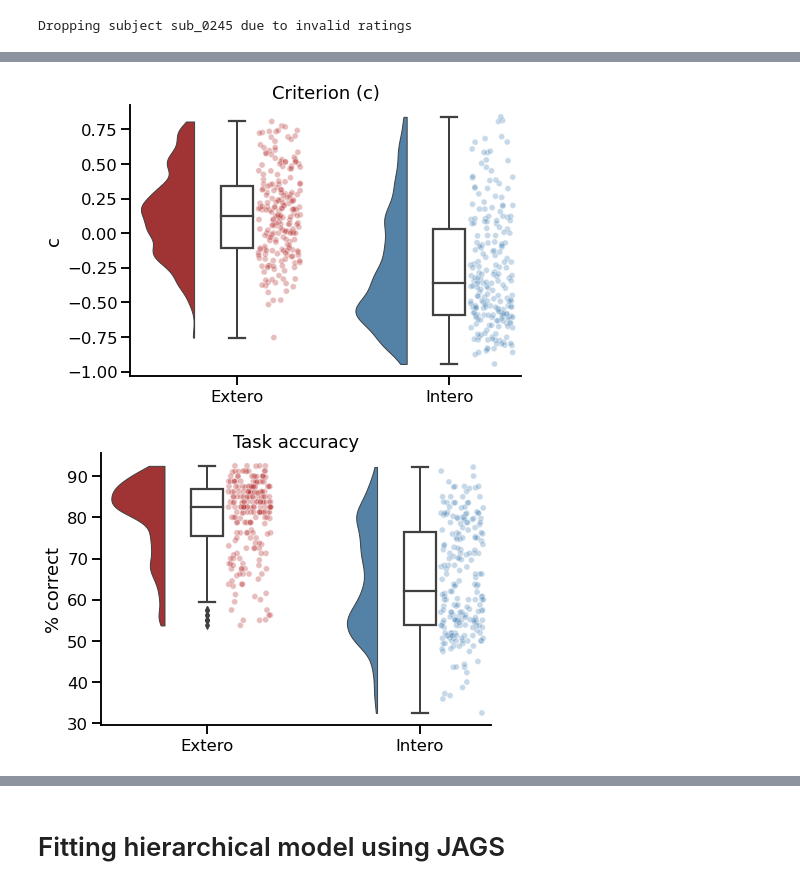
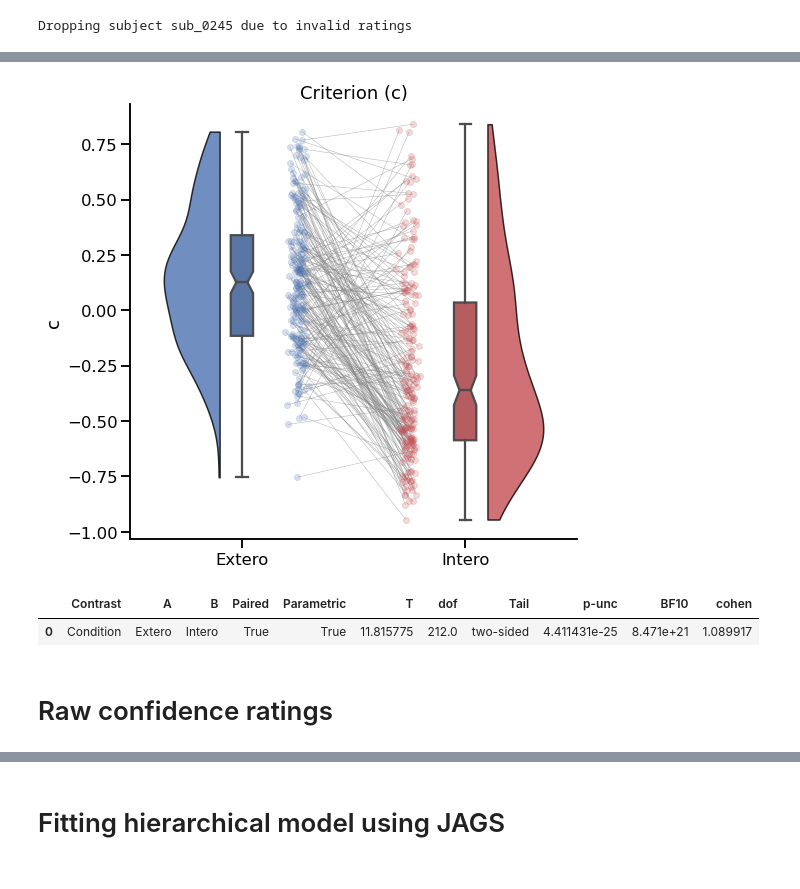
Before and after one commit to embodied-computation-group/CardioceptionPaper, a Jupyter notebook: code/3 - Metacognition.ipynb, the cells around one changed output, grey strips where cells are left out. Saved outputs shown, nothing was run; the diff lists cells and outputs as text; code cells hidden in the pictures.

```diff
--- a/code/3 - Metacognition.ipynb
+++ b/code/3 - Metacognition.ipynb
@@ -23,6 +25,7 @@ merged_df = merged_df[merged_df.Session == 'Del1']
 Filter trial level dataframe, discretize confidence rating and store results in a `metacognition_trials.txt` file.
 # %%
 metacognition_df = pd.DataFrame([])
+drop = []
 for sub in merged_df.Subject.unique():
     for cond in merged_df.Modality.unique():
         this_df = merged_df[(merged_df.Subject==sub) & (merged_df.Modality==cond)]
@@ -38,6 +41,10 @@ for sub in merged_df.Subject.unique():
 
         except ValueError:
             print(f'Dropping subject {sub} due to invalid ratings')
+            drop.append(sub)
+
+for sub in drop:
+    metacognition_df = metacognition_df[metacognition_df.Subject!=sub]
 
 metacognition_df.columns = ['Subject', 'Condition', 'Stimuli', 'Estimation', 'Confidence']
 metacognition_df.loc[:, 'Stimuli'] = metacognition_df['Stimuli'] > 0
@@ -103,24 +118,19 @@ plt.savefig(path + '/figures/Fig3_dprime.svg', dpi=600)
 # %%
-f, ax = plt.subplots(figsize=(7, 5))
+f, ax = plt.subplots(figsize=(8, 8))
 
-ax = pt.RainCloud(x='Condition', y='c', data=sdt_df, palette=['firebrick', 'steelblue'], bw=.2,
-                    move=.2, width_viol=.5, ax=ax, orient='v', rain_linewidth=1, point_size=6, rain_alpha=.3)
+raincloud(data=sdt_df, x='Condition', y='c', ax=ax)
+
 ax.set_title('Criterion (c)')
 ax.set_ylabel('c')
 ax.set_xlabel('')
 sns.despine()
-plt.savefig(path + '/figures/Fig3_criterion.svg', dpi=600)
+plt.savefig(path + '/figures/Fig3_criterion.svg', dpi=300)
 # %% [output]
-[figure, old version]
+[figure, new version]
-# %%
-f, ax = plt.subplots(figsize=(7, 5))
-
-ax = pt.RainCloud(x='Condition', y='Accuracy', data=sdt_df, palette=['firebrick', 'steelblue'], bw=.2,
-                    move=.2, width_viol=.5, ax=ax, orient='v', rain_linewidth=1, point_size=6, rain_alpha=.3)
-ax.set_title('Task accuracy')
-ax.set_ylabel('% correct')
-ax.set_xlabel('')
-sns.despine()
-plt.savefig(path + '/figures/Fig3_accuracy.svg', dpi=600)
-# %% [output]
-[figure, removed]
+# %%
+pg.pairwise_ttests(data=sdt_df, dv='c', within='Condition', effsize='cohen')
+# %% [output]
+|  | Contrast | A | B | Paired | Parametric | T | dof | Tail | p-unc | BF10 | cohen |
+| 0 | Condition | Extero | Intero | True | True | 11.815775 | 212.0 | two-sided | 4.411431e-25 | 8.471e+21 | 1.089917 |
+# %% [markdown]
+# Raw confidence ratings
```
Also changed, not shown: parts of 31 cells of this notebook, 3 other files.
